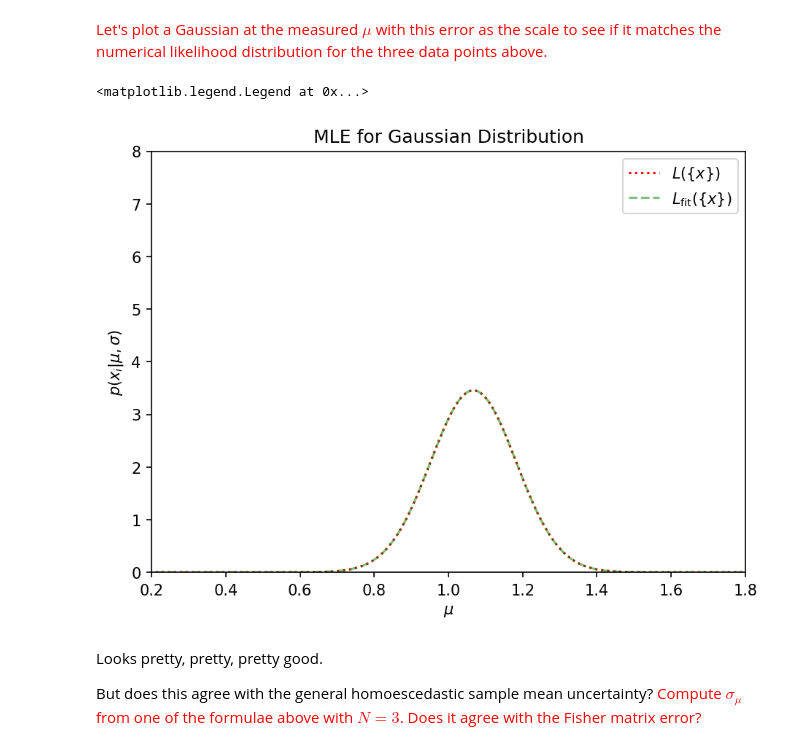
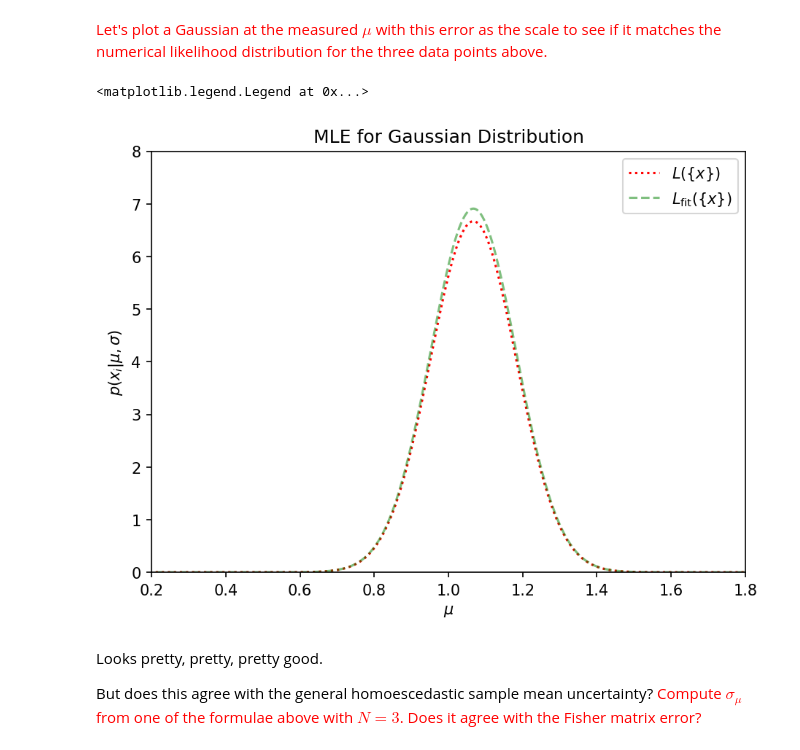
Before and after one commit to agupta-umiss/phys629-fall-2023, a Jupyter notebook: student_folders/arindam_sharma/lecture_10.ipynb, the cells around one changed output. Saved outputs shown, nothing was run; the diff lists cells and outputs as text; code cells hidden in the pictures.

```diff
--- a/student_folders/arindam_sharma/lecture_10.ipynb
+++ b/student_folders/arindam_sharma/lecture_10.ipynb
@@ -112,32 +112,32 @@ Fisher matrix error on estimated mean is 0.115
 # %%
 # Execute the following cell
 
 xgrid = np.linspace(0.0,2.0,1000)
-L = np.prod([L1,L2,L3],axis=0) # Total L is ???
+#L = np.prod([L1,L2,L3],axis=0) # Total L is ???
 # complete the following for measured mean and Fisher error
 Lfit = norm.pdf(xgrid,loc= xgrid[index_max] ,scale=sigma_mu)
 
 fig, ax = plt.subplots(figsize=(7, 5), dpi=150)
 
 # plot numerical likelihood
-plt.plot(xgrid, Lfit, ls = 'dotted', c='r',
+plt.plot(xgrid, L, ls = 'dotted', c='r',
          label=r'$L(\{x\})$')
 
 # plot fitted Gaussian with arbitrary normalizing constant
 # offset for ease of viewing
-C = 1
+C = 2
 plt.plot(xgrid, C * Lfit, ls='dashed', alpha=0.5,
          c='green', label=r'$L_\mathrm{fit}(\{x\})$')
 
 plt.xlim(0.2, 1.8)
 plt.ylim(0, 8.0)
 plt.xlabel('$\mu$') #Leave out or adjust if no latex
 plt.ylabel(r'$p(x_i|\mu,\sigma)$') #Leave out or adjust if no latex
 plt.title('MLE for Gaussian Distribution')
 plt.legend()
 # %% [output]
 <matplotlib.legend.Legend at 0x...>
-[figure, old version]
+[figure, new version]
 # %% [markdown]
 Looks pretty, pretty, pretty good.
 
```
Also changed, not shown: parts of 1 cell of this notebook, 4 other files.
